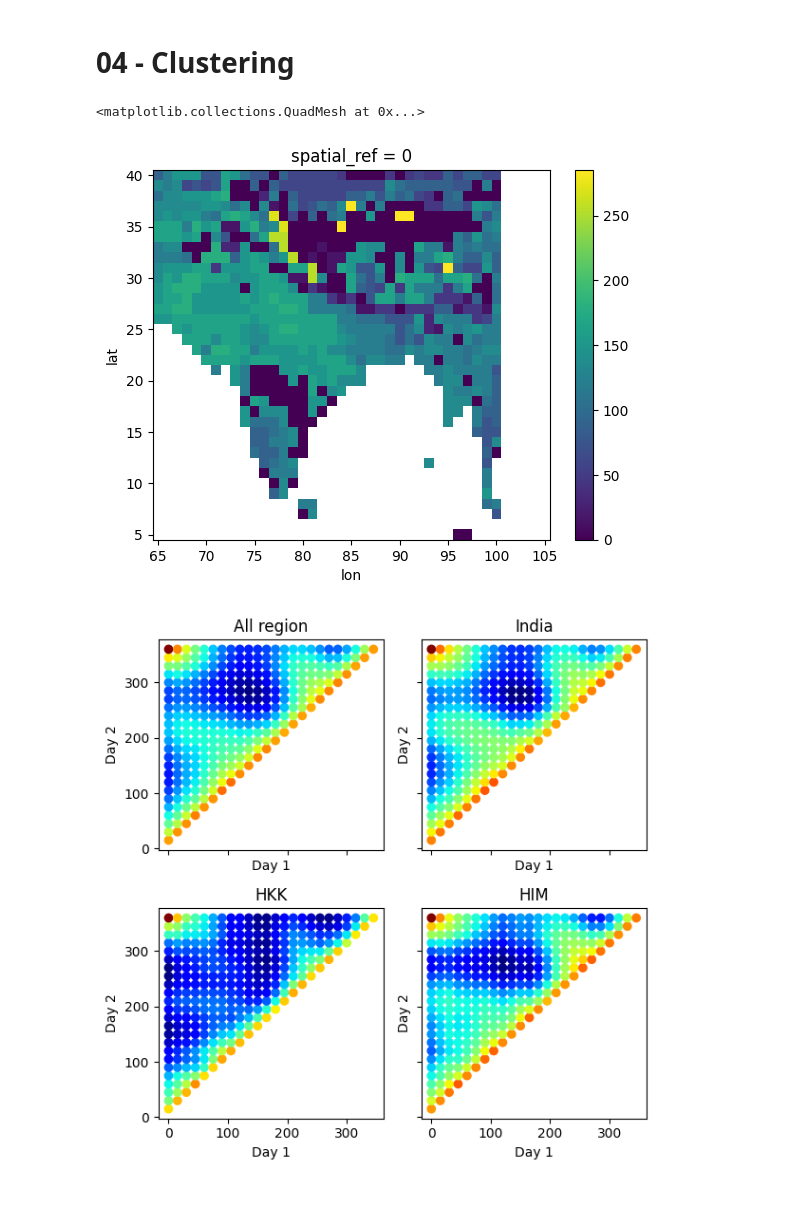
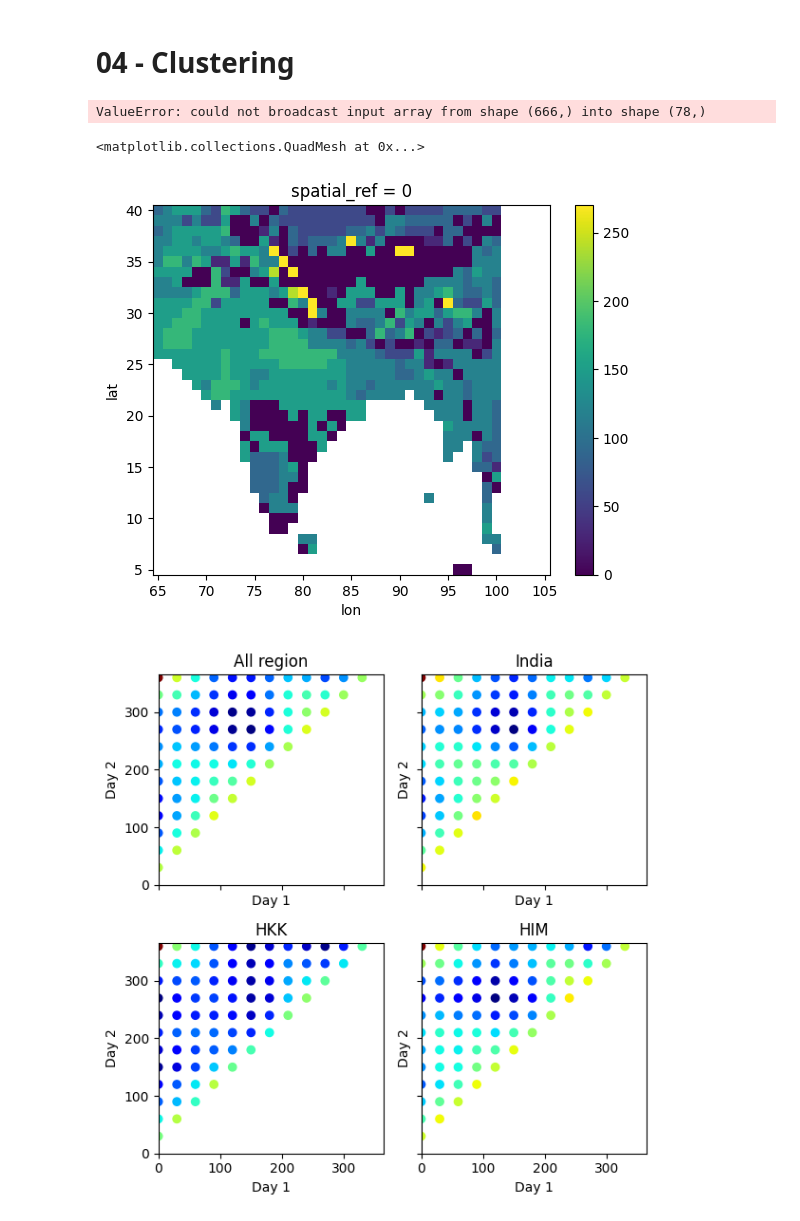
Before and after one commit to JGrassi97/XSeasonsDetect, a Jupyter notebook: notebooks/04_clustering.ipynb, the cells around one changed output. Saved outputs shown, nothing was run; the diff lists cells and outputs as text; code cells hidden in the pictures.

```diff
--- a/notebooks/04_clustering.ipynb
+++ b/notebooks/04_clustering.ipynb
@@ -22,7 +31,7 @@ from IPython.display import display
 # %%
 # -- FREE PARAMETERS
 n_seasons   = 2
-n_iters     = 300
+n_iters     = 78
 
 learning_rate   = 5
 min_len         = 10
@@ -79,15 +88,17 @@ if not os.path.exists(results_path_file) or overwrite_results:
 
 else:
     result = xr.open_dataset(results_path_file).__xarray_dataarray_variable__
+# %% [output]
+ValueError: could not broadcast input array from shape (666,) into shape (78,)
 # %%
 breakpoints.sel(cluster=0).plot()
 # %% [output]
 <matplotlib.collections.QuadMesh at 0x...>
-[figure, old version]
+[figure, new version]
 # %%
 from itertools import combinations
 
-n_days = list(np.arange(0,365,15))
+n_days = list(np.arange(0,365,30))
 
 x = np.array(list(combinations(n_days, 2))).squeeze()[:,0]
 y = np.array(list(combinations(n_days, 2))).squeeze()[:,1]
@@ -104,34 +115,37 @@ error_history_da_clip_HIM = error_history_da_clip.rio.clip(hkkh_boundary[hkkh_bo
 
 z_all = error_history_da_clip.mean(['lat', 'lon']).values
 z_IND = error_history_da_clip_IND.mean(['lat', 'lon']).values
 z_HKK = error_history_da_clip_HKK.mean(['lat', 'lon']).values
 z_HIM = error_history_da_clip_HIM.mean(['lat', 'lon']).values
 
 
 fig, ax = plt.subplots(2,2, figsize=(6,6), sharex=True, sharey=True)
 ax[0][0].scatter(x, y, c=z_all, cmap='jet')
 ax[0][0].set_title('All region')
 ax[0][0].set_xlabel('Day 1')
 ax[0][0].set_ylabel('Day 2')
 
+ax[0][0].set_xlim([0, 365])
+ax[0][0].set_ylim([0, 365])
+
 ax[0][1].scatter(x, y, c=z_IND, cmap='jet')
 ax[0][1].set_title('India')
 ax[0][1].set_xlabel('Day 1')
 ax[0][1].set_ylabel('Day 2')
 
 ax[1][0].scatter(x, y, c=z_HKK, cmap='jet')
 ax[1][0].set_title('HKK')
 ax[1][0].set_xlabel('Day 1')
 ax[1][0].set_ylabel('Day 2')
 
 ax[1][1].scatter(x, y, c=z_HIM, cmap='jet')
 ax[1][1].set_title('HIM')
 ax[1][1].set_xlabel('Day 1')
 ax[1][1].set_ylabel('Day 2')
 
 plt.tight_layout()
 # %% [output]
-[figure, old version]
+[figure, new version]
 # %%
 # Load country boundary data
 silhouette_scores_da_clip = silhouette_scores_da.rio.set_spatial_dims(x_dim="lon", y_dim="lat", inplace=True)
```
Also changed, not shown: parts of 7 cells of this notebook, 4 other files.
